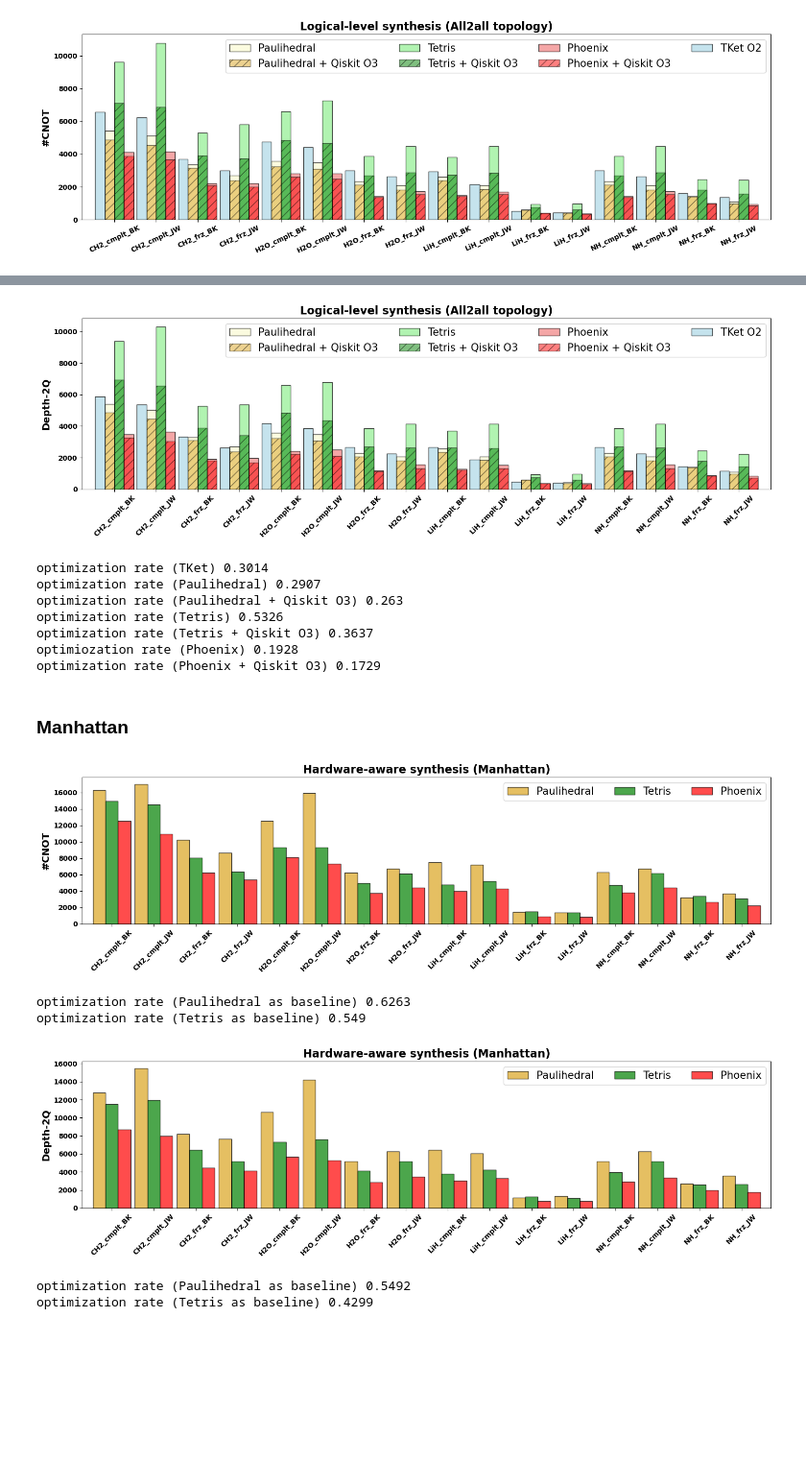
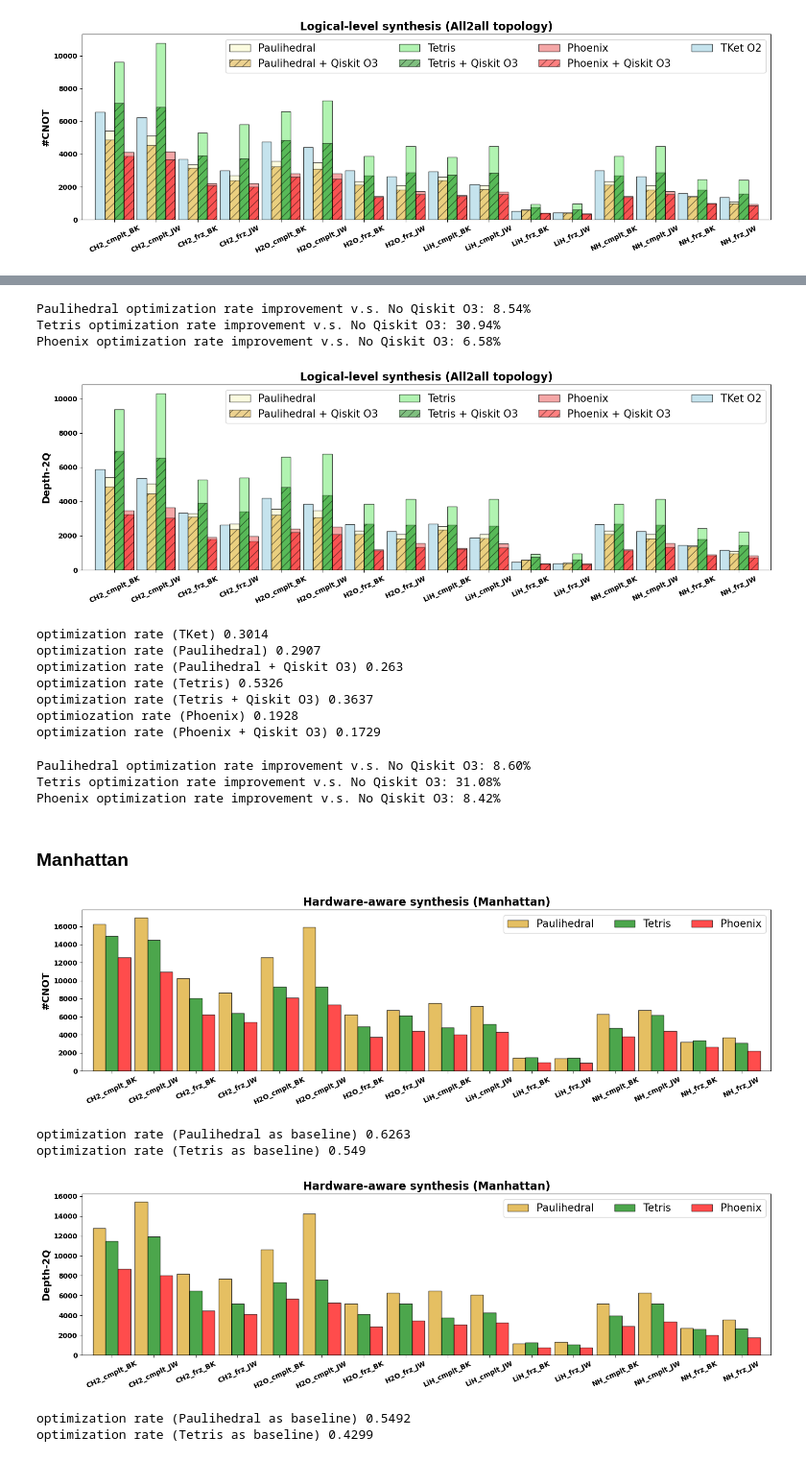
Before and after one commit to iqubit-org/phoenix, a Jupyter notebook: experiments/evaluation_uccsd.ipynb, the cells around one changed output, grey strips where cells are left out. Shown: that part at 96% size. Cells and saved outputs as stored; diff of their text form; code cells hidden in the pictures; blank space fills up the shorter version.

Commit message:
update results

```diff
--- a/experiments/evaluation_uccsd.ipynb
+++ b/experiments/evaluation_uccsd.ipynb
@@ -79,3 +77,11 @@ optimization rate (Tetris) 0.5366
 optimization rate (Tetris + Qiskit O3) 0.3673
 optimiozation rate (Phoenix) 0.2115
 optimization rate (Phoenix + Qiskit O3) 0.1956
+# %%
+print('Paulihedral optimization rate improvement v.s. No Qiskit O3: {:.2f}%'.format(100*(gmean(1 - result_paulihedral['num_2q_gates(all2all_opt)'] / result_paulihedral['num_2q_gates(all2all)']))))
+print('Tetris optimization rate improvement v.s. No Qiskit O3: {:.2f}%'.format(100*(gmean(1 - result_tetris['num_2q_gates(all2all_opt)'] / result_tetris['num_2q_gates(all2all)']))))
+print('Phoenix optimization rate improvement v.s. No Qiskit O3: {:.2f}%'.format(100*(gmean(1 - result_phoenix['num_2q_gates(all2all_opt)'] / result_phoenix['num_2q_gates(all2all)']))))
+# %% [output]
+Paulihedral optimization rate improvement v.s. No Qiskit O3: 8.54%
+Tetris optimization rate improvement v.s. No Qiskit O3: 30.94%
+Phoenix optimization rate improvement v.s. No Qiskit O3: 6.58%
@@ -94,7 +104,7 @@ plt.bar(np.arange(num_programs) + width * 1.5, result_phoenix['depth_2q(all2all_
 
 plt.bar(np.arange(num_programs) - width * 1.5, result_tket['depth_2q(all2all)'], width=width, label='TKet O2', edgecolor='black', color='lightblue', alpha=0.7)
 
-plt.xticks(np.arange(num_programs), programs, rotation=45, fontweight='bold')
+plt.xticks(np.arange(num_programs), programs, rotation=25, fontweight='bold')
 plt.xlim(width - 1, num_programs - width)
 plt.ylabel('Depth-2Q', fontsize=14, fontweight='bold')
 plt.yticks(fontweight='bold')
@@ -103,5 +113,5 @@ plt.title('Logical-level synthesis (All2all topology)', fontsize=16, fontweight=
 plt.tight_layout()
 plt.show()
 # %% [output]
-[figure, old version]
+[figure, new version]
 # %%
@@ -120,6 +130,14 @@ optimization rate (Tetris) 0.5326
 optimization rate (Tetris + Qiskit O3) 0.3637
 optimiozation rate (Phoenix) 0.1928
 optimization rate (Phoenix + Qiskit O3) 0.1729
+# %%
+print('Paulihedral optimization rate improvement v.s. No Qiskit O3: {:.2f}%'.format(100*(gmean(1-result_paulihedral['depth_2q(all2all_opt)'] / result_paulihedral['depth_2q(all2all)']))))
+print('Tetris optimization rate improvement v.s. No Qiskit O3: {:.2f}%'.format(100*(gmean(1-result_tetris['depth_2q(all2all_opt)'] / result_tetris['depth_2q(all2all)']))))
+print('Phoenix optimization rate improvement v.s. No Qiskit O3: {:.2f}%'.format(100*(gmean(1-result_phoenix['depth_2q(all2all_opt)'] / result_phoenix['depth_2q(all2all)']))))
+# %% [output]
+Paulihedral optimization rate improvement v.s. No Qiskit O3: 8.60%
+Tetris optimization rate improvement v.s. No Qiskit O3: 31.08%
+Phoenix optimization rate improvement v.s. No Qiskit O3: 8.42%
 # %% [markdown]
 ### Manhattan
 # %%
@@ -132,7 +150,7 @@ plt.bar(np.arange(num_programs) - width, result_paulihedral['num_2q_gates(manhat
 plt.bar(np.arange(num_programs), result_tetris['num_2q_gates(manhattan)'], width=width, label='Tetris', edgecolor='black', color='green', alpha=0.7)
 plt.bar(np.arange(num_programs) + width, result_phoenix['num_2q_gates(manhattan)'], width=width, label='Phoenix', edgecolor='black', color='red', alpha=0.7)
 
-plt.xticks(np.arange(num_programs), programs, rotation=45, fontweight='bold')
+plt.xticks(np.arange(num_programs), programs, rotation=25, fontweight='bold')
 plt.xlim(width - 1, num_programs - width)
 plt.ylabel('#CNOT', fontsize=14, fontweight='bold')
 plt.yticks(fontweight='bold')
@@ -141,5 +159,5 @@ plt.title('Hardware-aware synthesis (Manhattan)', fontsize=16, fontweight='bold'
 plt.tight_layout()
 plt.show()
 # %% [output]
-[figure, old version]
+[figure, new version]
 # %%
@@ -151,20 +169,20 @@ optimization rate (Tetris as baseline) 0.549
 # %%
 # depth_2q
 plt.figure(figsize=(15, 4.5))
 width = 0.3
 # plt.bar(np.arange(num_programs) - width * 1.5, result_tket['depth_2q(manhattan)'], width=width, label='TKet')
 plt.bar(np.arange(num_programs) - width, result_paulihedral['depth_2q(manhattan)'], width=width, label='Paulihedral', edgecolor='black', color='goldenrod', alpha=0.7)
 plt.bar(np.arange(num_programs), result_tetris['depth_2q(manhattan)'], width=width, label='Tetris', edgecolor='black', color='green', alpha=0.7)
 plt.bar(np.arange(num_programs) + width, result_phoenix['depth_2q(manhattan)'], width=width, label='Phoenix', edgecolor='black', color='red', alpha=0.7)
 
-plt.xticks(np.arange(num_programs), programs, rotation=45, fontweight='bold')
+plt.xticks(np.arange(num_programs), programs, rotation=25, fontweight='bold')
 plt.xlim(width - 1, num_programs - width)
 plt.ylabel('Depth-2Q', fontsize=14, fontweight='bold')
 plt.yticks(fontweight='bold')
 plt.legend(fontsize=15, loc='upper right', ncol=3)
 plt.title('Hardware-aware synthesis (Manhattan)', fontsize=16, fontweight='bold')
 plt.tight_layout()
 plt.show()
 # %% [output]
-[figure, old version]
+[figure, new version]
 # %%
```
Also changed, not shown: parts of 7 cells of this notebook.
